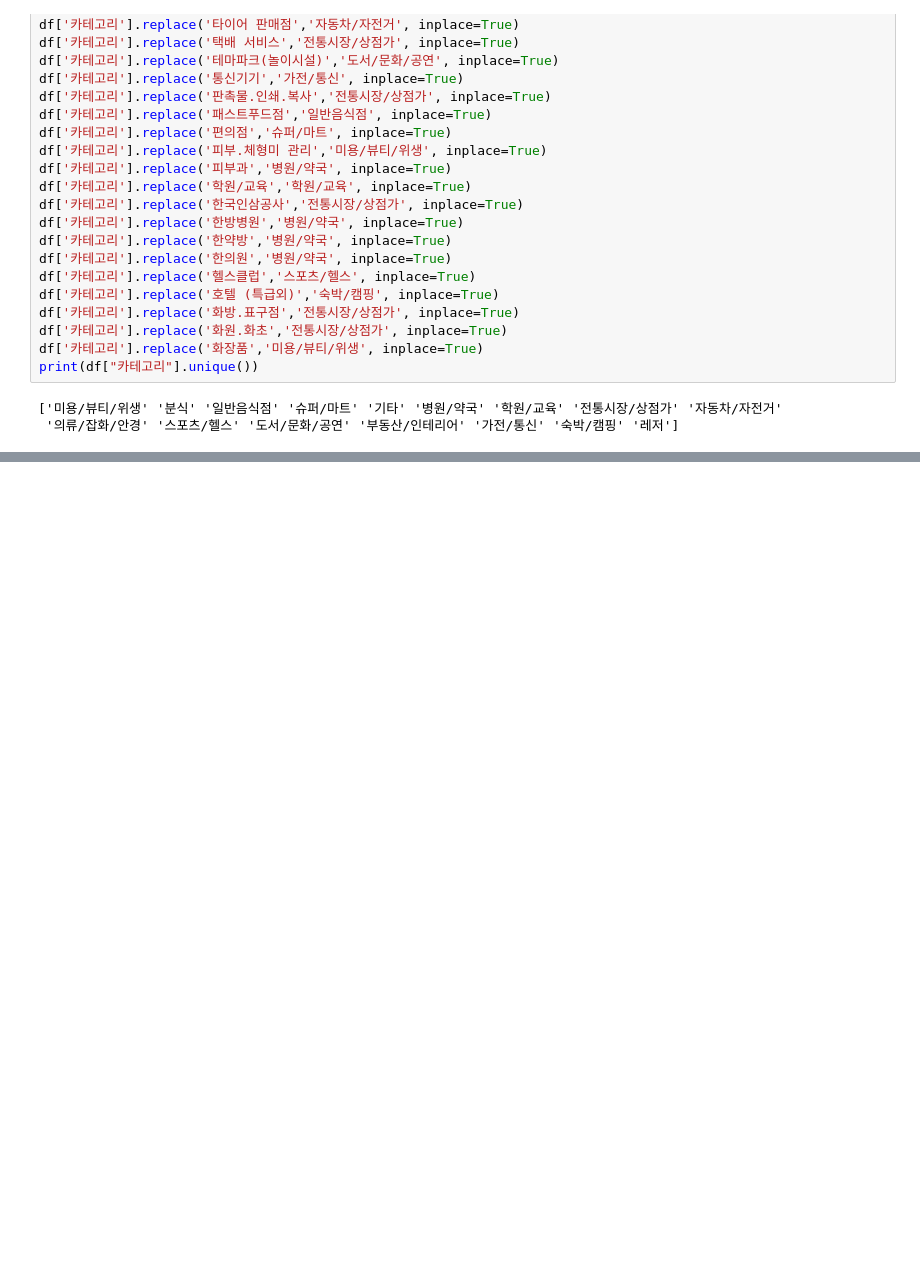
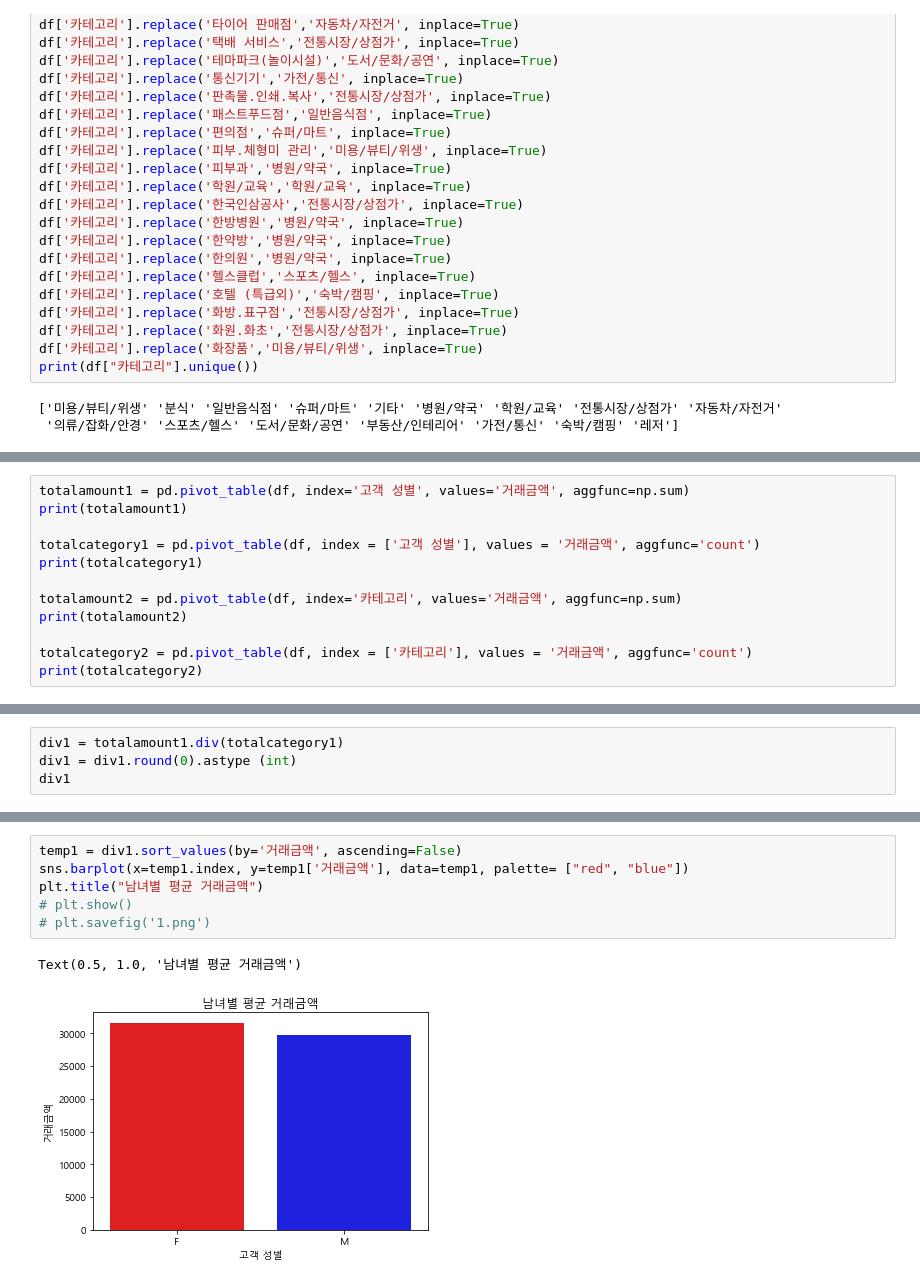
Before and after one commit to jamesjhk/Project_B, a Jupyter notebook: Project TestFile.ipynb, the cells around one changed output, grey strips where cells are left out. Cells and saved outputs as stored; diff of their text form; blank space fills up the shorter version.

```diff
--- a/Project TestFile.ipynb
+++ b/Project TestFile.ipynb
@@ -236,0 +195,12 @@ Text(0, 0.5, '비용')
+# %%
+totalamount1 = pd.pivot_table(df, index='고객 성별', values='거래금액', aggfunc=np.sum)
+print(totalamount1)
+
+totalcategory1 = pd.pivot_table(df, index = ['고객 성별'], values = '거래금액', aggfunc='count')
+print(totalcategory1)
+
+totalamount2 = pd.pivot_table(df, index='카테고리', values='거래금액', aggfunc=np.sum)
+print(totalamount2)
+
+totalcategory2 = pd.pivot_table(df, index = ['카테고리'], values = '거래금액', aggfunc='count')
+print(totalcategory2)
@@ -236,0 +225,4 @@ Text(0, 0.5, '비용')
+# %%
+div1 = totalamount1.div(totalcategory1)
+div1 = div1.round(0).astype (int)
+div1
@@ -236,0 +243,9 @@ Text(0, 0.5, '비용')
+# %%
+temp1 = div1.sort_values(by='거래금액', ascending=False)
+sns.barplot(x=temp1.index, y=temp1['거래금액'], data=temp1, palette= ["red", "blue"])
+plt.title("남녀별 평균 거래금액")
+# plt.show()
+# plt.savefig('1.png')
+# %% [output]
+Text(0.5, 1.0, '남녀별 평균 거래금액')
+[figure, added]
```
Also changed, not shown: parts of 11 cells of this notebook, 1 other file.
